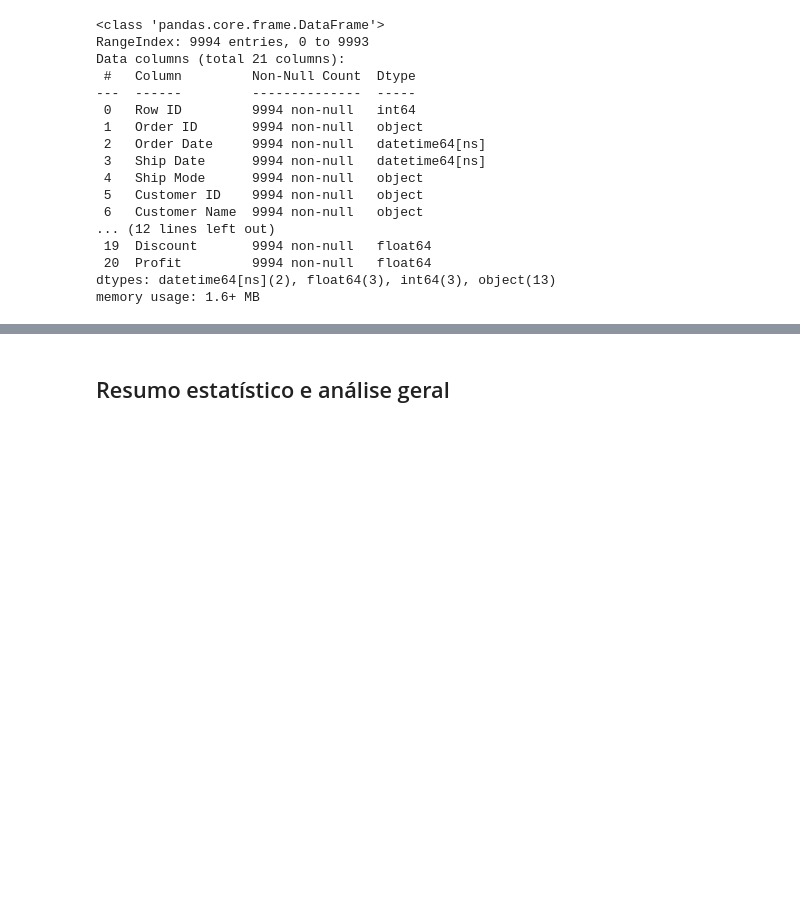
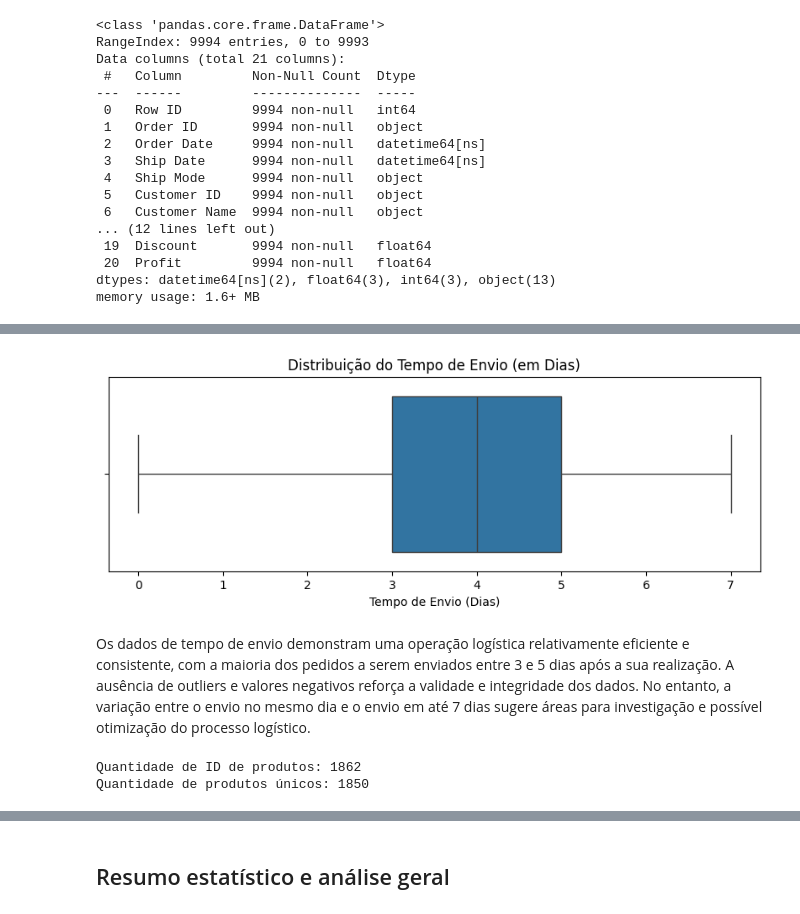
Before and after one commit to ludovina-magalhaes/Proj_vendas, a Jupyter notebook: scripts/vendas.ipynb, the cells around one changed output, grey strips where cells are left out. Saved outputs shown, nothing was run; the diff lists cells and outputs as text; code cells hidden in the pictures; blank space fills up the shorter version.

```diff
--- a/scripts/vendas.ipynb
+++ b/scripts/vendas.ipynb
@@ -129,5 +176,0 @@ print(duplicados)
-# %%
-df.columns = df.columns.str.strip()
-
-# Agora elimina com segurança
-df.drop(['Row ID'], axis='columns', inplace=True)
@@ -258,0 +265,28 @@ df['Ship Date'] = pd.to_datetime(df['Ship Date'])
+# %%
+# Extrair o número de dias do timedelta (Duração/Intervalo de Tempo)
+tempo_envio_em_dias = df["Tempo de Envio"].dt.days
+
+# Criar a figura e o axes (eixos)
+plt.figure(figsize=(10, 3))
+
+# Criar o boxplot usando seaborn
+sns.boxplot(x=tempo_envio_em_dias)
+
+# Adicionar um título ao gráfico
+plt.title("Distribuição do Tempo de Envio (em Dias)")
+
+# Adicionar um rótulo ao eixo x
+plt.xlabel("Tempo de Envio (Dias)")
+
+# Mostrar o gráfico
+plt.show()
+# %% [output]
+[figure, added]
+# %% [markdown]
+Os dados de tempo de envio demonstram uma operação logística relativamente eficiente e consistente, com a maioria dos pedidos a serem enviados entre 3 e 5 dias após a sua realização. A ausência de outliers e valores negativos reforça a validade e integridade dos dados. No entanto, a variação entre o envio no mesmo dia e o envio em até 7 dias sugere áreas para investigação e possível otimização do processo logístico.
+# %%
+print(f'Quantidade de ID de produtos: {len(df["Product ID"].unique())}')
+print(f'Quantidade de produtos únicos: {len(df["Product Name"].unique())}')
+# %% [output]
+Quantidade de ID de produtos: 1862
+Quantidade de produtos únicos: 1850
```
Also changed, not shown: parts of 51 cells of this notebook, 2 other files.
